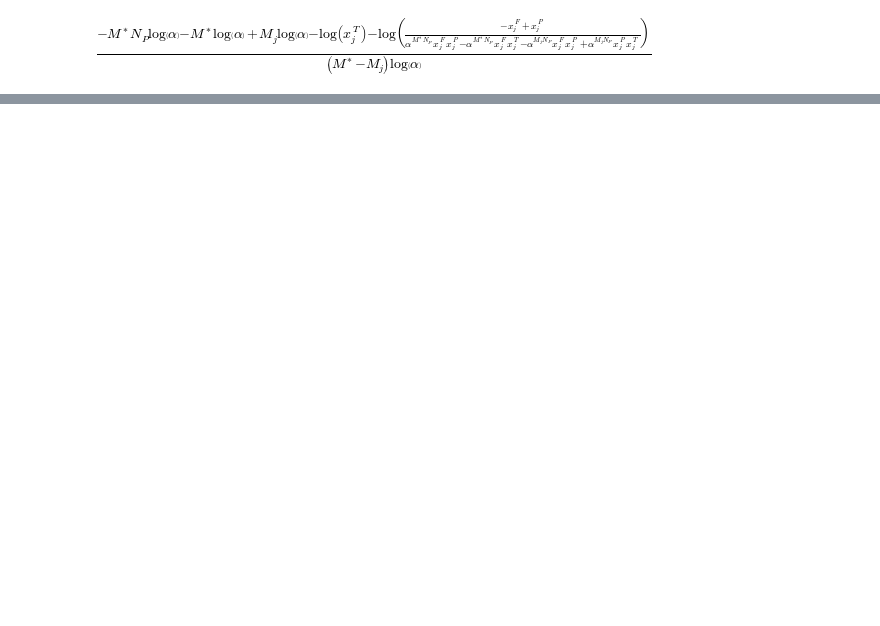
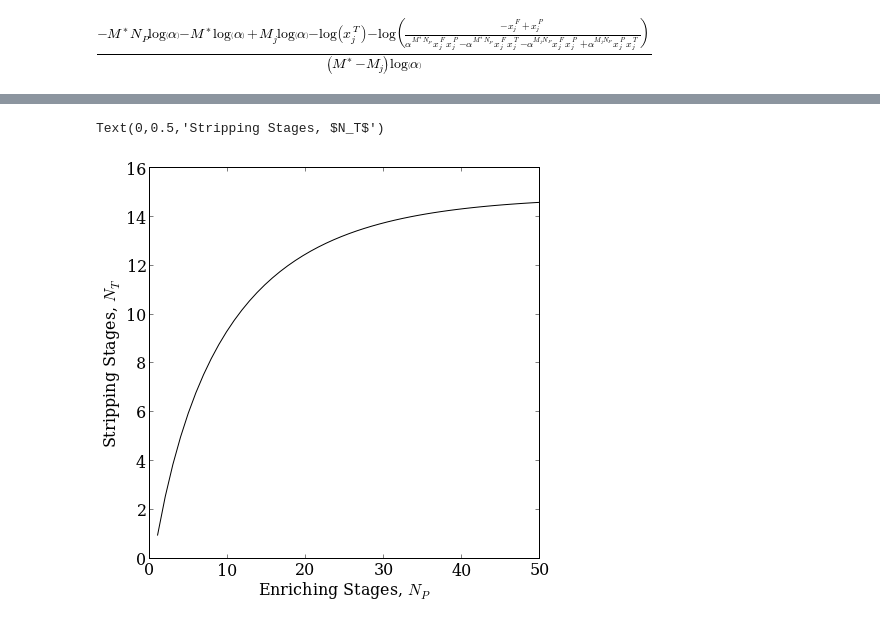
Before and after one commit to scopatz/sme_paper, a Jupyter notebook: data/enrich_multi_sym.ipynb, the cells around one changed output, grey strips where cells are left out. Cells and saved outputs as stored; diff of their text form; code cells hidden in the pictures; blank space fills up the shorter version.

Commit message:
Added nt_closed image.

```diff
--- a/data/enrich_multi_sym.ipynb
+++ b/data/enrich_multi_sym.ipynb
@@ -4,6 +4,10 @@ import os
 import time
 import multiprocessing
 import logging
+
+import matplotlib
+matplotlib.rc('font', family='serif', size=16)
+import matplotlib.pyplot as plt
 
 from sympy import Symbol, pprint, latex, diff, count_ops, simplify, cse, Eq, Q, \
     log, logcombine, Abs, exp, sqrt, series, separate, powsimp, collect, expand, Abs
@@ -69,6 +73,10 @@ prod_constraint = (xPj/xFj)*ppf - (beta[j]**(NT+1) - 1)/\
                   (beta[j]**(NT+1) - beta[j]**(-NP))
 tail_constraint = (xTj/xFj)*(sum(xT)) - (1 - beta[j]**(-NP))/\
                   (beta[j]**(NT+1) - beta[j]**(-NP))
+
+duc = {alpha:1.05, Mstar: (235.043931368 + 238.050789466)/2, NP0:30.0, NT0:10.0, xPj: 0.05, xTj:0.0025}
+duc.update({mwi:x for mwi, x in zip(MW, [235.043931368, 238.050789466, 234.040953616])})
+duc.update({xf:x for xf, x in zip(xF, [0.0072, 0.992745, 0.000055])})
 # %%
 # This is NT(NP,...) and is correct!
 nt_closed = solve(prod_constraint, NT)[0]
@@ -100,3 +112,16 @@ print "Total ops", count_ops(nt_closed)
+# %%
+d = dict(duc)
+eq = nt_closed.xreplace(d)
+x = np.linspace(1.0, 50.0, 51)
+y = np.array([eq.evalf(subs={NP:xi}) for xi in x], dtype=float)
+# %%
+fig = plt.figure(figsize=(7,7))
+plt.plot(x, y, 'k-', figure=fig)
+plt.xlabel('Enriching Stages, $N_P$')
+plt.ylabel('Stripping Stages, $N_T$')
+# %% [output]
+Text(0,0.5,'Stripping Stages, $N_T$')
+[figure, added]
 # %%
     # new expression for normalized flow rate
     # NOTE: not needed, solved below
```
Also changed, not shown: parts of 3 cells of this notebook, 2 other files.
